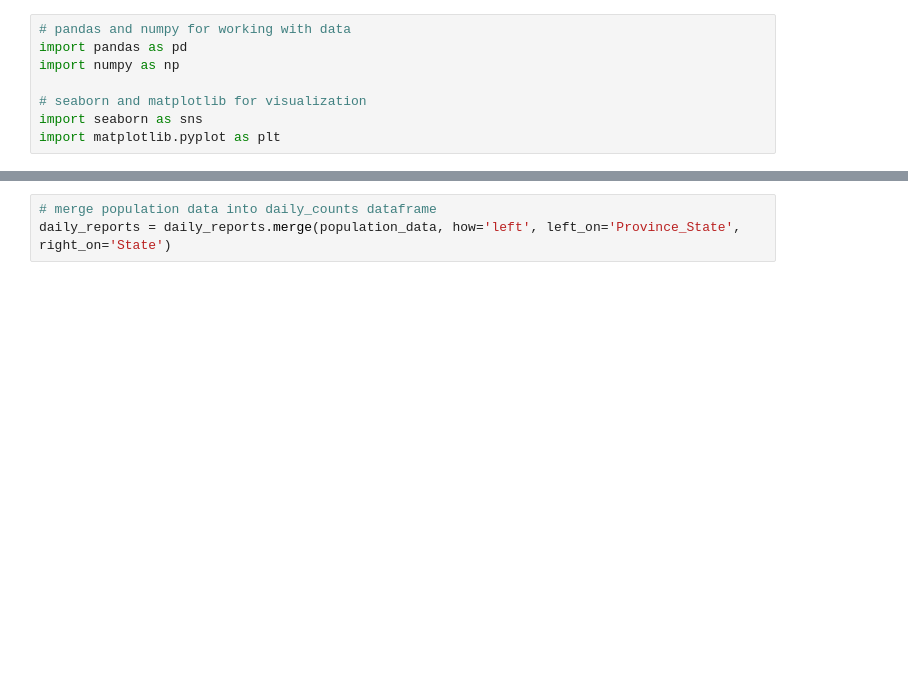
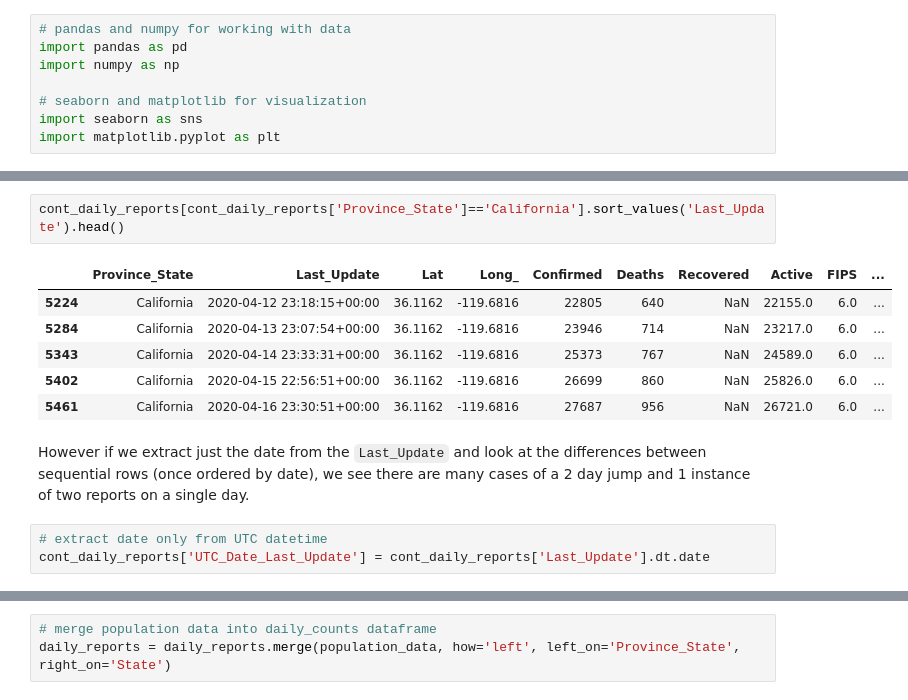
Before and after one commit to amichaelsen/COVID_project, a Jupyter notebook: analysis/data_cleaning.ipynb, the cells around one changed output, grey strips where cells are left out. Saved outputs shown, nothing was run; the diff lists cells and outputs as text; blank space fills up the shorter version.

```diff
--- a/analysis/data_cleaning.ipynb
+++ b/analysis/data_cleaning.ipynb
@@ -37,0 +132,14 @@ daily_reports.replace({'2020-04-14 00:42:00':'2020-04-13 23:42:00'}, inplace=Tru
+# %%
+cont_daily_reports[cont_daily_reports['Province_State']=='California'].sort_values('Last_Update').head()
+# %% [output]
+|  | Province_State | Last_Update | Lat | Long_ | Confirmed | Deaths | Recovered | Active | FIPS | ... |
+| 5224 | California | 2020-04-12 23:18:15+00:00 | 36.1162 | -119.6816 | 22805 | 640 | NaN | 22155.0 | 6.0 | ... |
+| 5284 | California | 2020-04-13 23:07:54+00:00 | 36.1162 | -119.6816 | 23946 | 714 | NaN | 23217.0 | 6.0 | ... |
+| 5343 | California | 2020-04-14 23:33:31+00:00 | 36.1162 | -119.6816 | 25373 | 767 | NaN | 24589.0 | 6.0 | ... |
+| 5402 | California | 2020-04-15 22:56:51+00:00 | 36.1162 | -119.6816 | 26699 | 860 | NaN | 25826.0 | 6.0 | ... |
+| 5461 | California | 2020-04-16 23:30:51+00:00 | 36.1162 | -119.6816 | 27687 | 956 | NaN | 26721.0 | 6.0 | ... |
+# %% [markdown]
+However if we extract just the date from the `Last_Update` and look at the differences between sequential rows (once ordered by date), we see there are many cases of a 2 day jump and 1 instance of two reports on a single day.
+# %%
+# extract date only from UTC datetime
+cont_daily_reports['UTC_Date_Last_Update'] = cont_daily_reports['Last_Update'].dt.date
```
Also changed, not shown: parts of 43 cells of this notebook.
